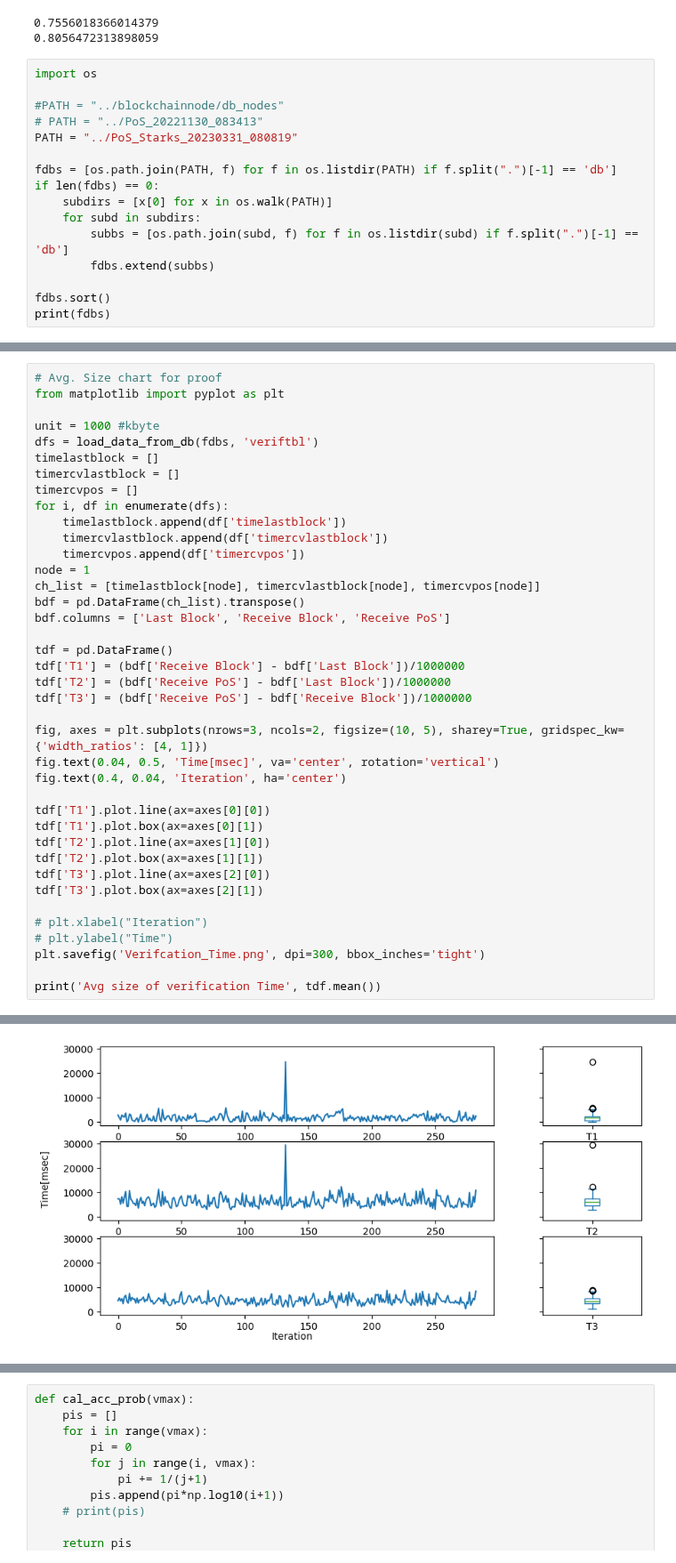
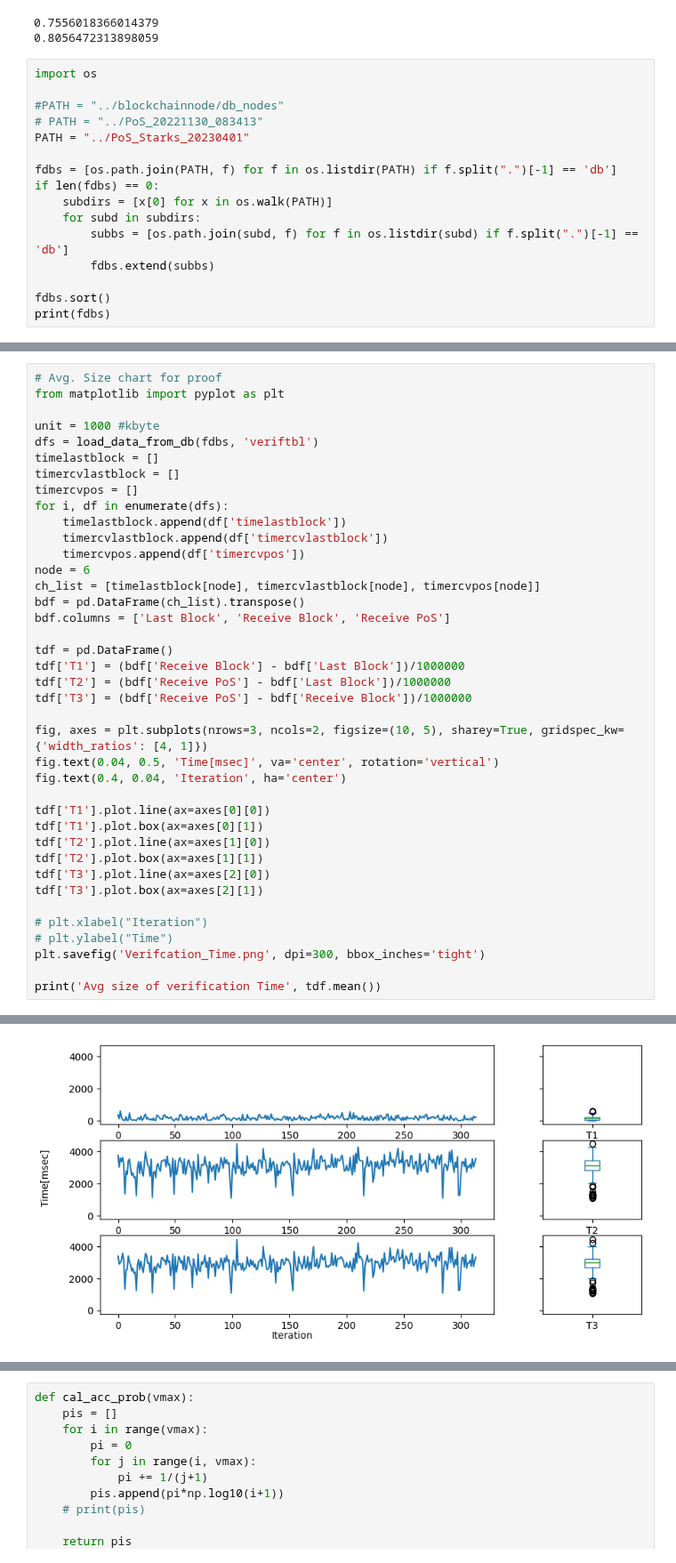
Before and after one commit to JunwookHeo/bcsos, a Jupyter notebook: python_utils/VisualPoS.ipynb, the cells around one changed output, grey strips where cells are left out. Shown at 89% size. Saved outputs shown, nothing was run; the diff lists cells and outputs as text.

Commit message:
Add node info to db

```diff
--- a/python_utils/VisualPoS.ipynb
+++ b/python_utils/VisualPoS.ipynb
@@ -69,7 +69,7 @@ import os
 
 #PATH = "../blockchainnode/db_nodes"
 # PATH = "../PoS_20221130_083413"
-PATH = "../PoS_Starks_20230331_080819"
+PATH = "../PoS_Starks_20230401"
 
 fdbs = [os.path.join(PATH, f) for f in os.listdir(PATH) if f.split(".")[-1] == 'db']
 if len(fdbs) == 0:
@@ -170,7 +170,7 @@ for i, df in enumerate(dfs):
     timelastblock.append(df['timelastblock'])
     timercvlastblock.append(df['timercvlastblock'])
     timercvpos.append(df['timercvpos'])
-node = 1
+node = 6
 ch_list = [timelastblock[node], timercvlastblock[node], timercvpos[node]]
 bdf = pd.DataFrame(ch_list).transpose()
 bdf.columns = ['Last Block', 'Receive Block', 'Receive PoS']
@@ -203,5 +203,5 @@ T3    4566.064632
 dtype: float64
-[figure, old version]
+[figure, new version]
 # %%
 # Avg. Size chart for proof
 from matplotlib import pyplot as plt
```
Also changed, not shown: parts of 9 cells of this notebook, 5 other files.
